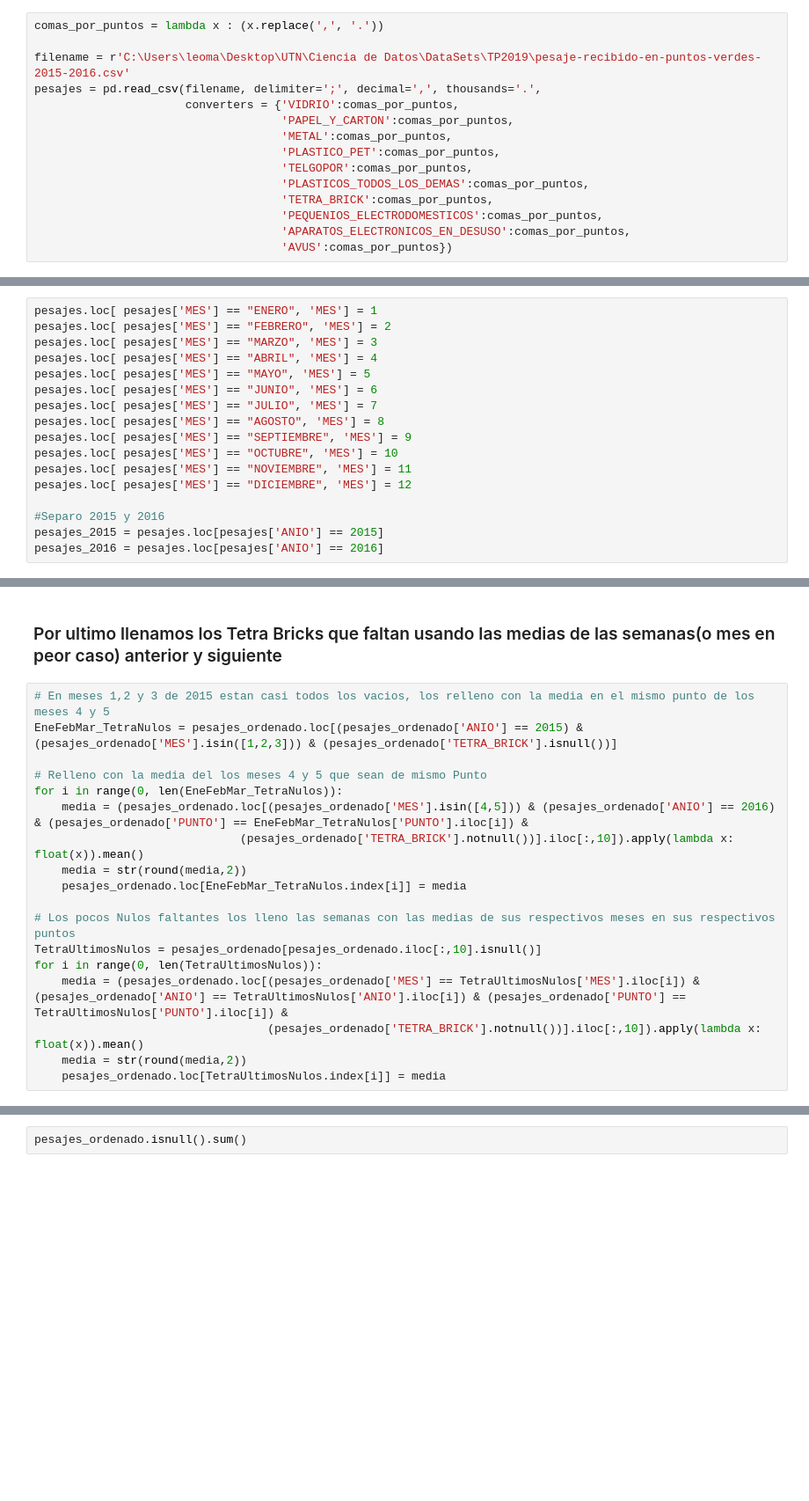
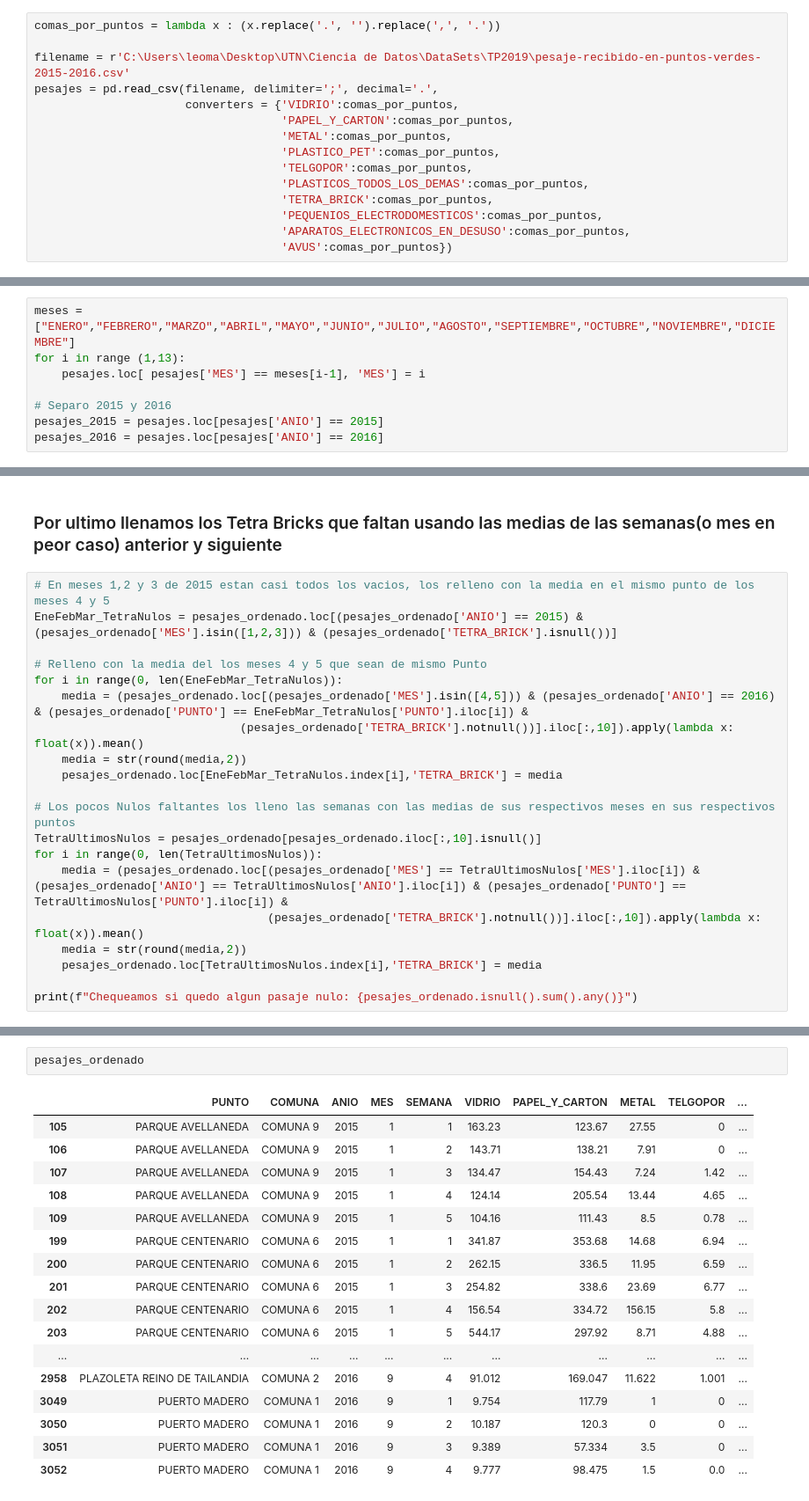
Before and after one commit to denisemartin28/reciclaje, a Jupyter notebook: TP2019.ipynb, the cells around one changed output, grey strips where cells are left out. Shown: that part at 88% size. Drawn from its saved outputs; the diff is of its cells as text; blank space fills up the shorter version.

```diff
--- a/TP2019.ipynb
+++ b/TP2019.ipynb
@@ -14,8 +14,8 @@ import seaborn as sns
 # %%
-comas_por_puntos = lambda x : (x.replace(',', '.'))
+comas_por_puntos = lambda x : (x.replace('.', '').replace(',', '.'))
 
 filename = r'C:\Users\leoma\Desktop\UTN\Ciencia de Datos\DataSets\TP2019\pesaje-recibido-en-puntos-verdes-2015-2016.csv'
-pesajes = pd.read_csv(filename, delimiter=';', decimal=',', thousands='.',
+pesajes = pd.read_csv(filename, delimiter=';', decimal='.',
                       converters = {'VIDRIO':comas_por_puntos,
                                     'PAPEL_Y_CARTON':comas_por_puntos,
                                     'METAL':comas_por_puntos,
@@ -73,20 +55,11 @@ Hay 32 puntos distintos distribuidos entre las comunas
-# %%
-pesajes.loc[ pesajes['MES'] == "ENERO", 'MES'] = 1
-pesajes.loc[ pesajes['MES'] == "FEBRERO", 'MES'] = 2
-pesajes.loc[ pesajes['MES'] == "MARZO", 'MES'] = 3
-pesajes.loc[ pesajes['MES'] == "ABRIL", 'MES'] = 4
-pesajes.loc[ pesajes['MES'] == "MAYO", 'MES'] = 5
-pesajes.loc[ pesajes['MES'] == "JUNIO", 'MES'] = 6
-pesajes.loc[ pesajes['MES'] == "JULIO", 'MES'] = 7
-pesajes.loc[ pesajes['MES'] == "AGOSTO", 'MES'] = 8
-pesajes.loc[ pesajes['MES'] == "SEPTIEMBRE", 'MES'] = 9
-pesajes.loc[ pesajes['MES'] == "OCTUBRE", 'MES'] = 10
-pesajes.loc[ pesajes['MES'] == "NOVIEMBRE", 'MES'] = 11
-pesajes.loc[ pesajes['MES'] == "DICIEMBRE", 'MES'] = 12
-
-#Separo 2015 y 2016
-pesajes_2015 = pesajes.loc[pesajes['ANIO'] == 2015]
-pesajes_2016 = pesajes.loc[pesajes['ANIO'] == 2016]
+# %%
+meses = ["ENERO","FEBRERO","MARZO","ABRIL","MAYO","JUNIO","JULIO","AGOSTO","SEPTIEMBRE","OCTUBRE","NOVIEMBRE","DICIEMBRE"]
+for i in range (1,13):
+    pesajes.loc[ pesajes['MES'] == meses[i-1], 'MES'] = i
+
+# Separo 2015 y 2016
+pesajes_2015 = pesajes.loc[pesajes['ANIO'] == 2015]
+pesajes_2016 = pesajes.loc[pesajes['ANIO'] == 2016]
 # %% [markdown]
 ### Vemos que porcenaje de datos faltantes hay por columna
 # %%
@@ -425,7 +333,7 @@ for i in range(0, len(EneFebMar_TetraNulos)):
     media = (pesajes_ordenado.loc[(pesajes_ordenado['MES'].isin([4,5])) & (pesajes_ordenado['ANIO'] == 2016) & (pesajes_ordenado['PUNTO'] == EneFebMar_TetraNulos['PUNTO'].iloc[i]) &
                               (pesajes_ordenado['TETRA_BRICK'].notnull())].iloc[:,10]).apply(lambda x: float(x)).mean()
     media = str(round(media,2))
-    pesajes_ordenado.loc[EneFebMar_TetraNulos.index[i]] = media
+    pesajes_ordenado.loc[EneFebMar_TetraNulos.index[i],'TETRA_BRICK'] = media
 
 # Los pocos Nulos faltantes los lleno las semanas con las medias de sus respectivos meses en sus respectivos puntos
 TetraUltimosNulos = pesajes_ordenado[pesajes_ordenado.iloc[:,10].isnull()]
@@ -433,4 +341,6 @@ for i in range(0, len(TetraUltimosNulos)):
     media = (pesajes_ordenado.loc[(pesajes_ordenado['MES'] == TetraUltimosNulos['MES'].iloc[i]) & (pesajes_ordenado['ANIO'] == TetraUltimosNulos['ANIO'].iloc[i]) & (pesajes_ordenado['PUNTO'] == TetraUltimosNulos['PUNTO'].iloc[i]) &
                                   (pesajes_ordenado['TETRA_BRICK'].notnull())].iloc[:,10]).apply(lambda x: float(x)).mean()
     media = str(round(media,2))
-    pesajes_ordenado.loc[TetraUltimosNulos.index[i]] = media
+    pesajes_ordenado.loc[TetraUltimosNulos.index[i],'TETRA_BRICK'] = media
+
+print(f"Chequeamos si quedo algun pasaje nulo: {pesajes_ordenado.isnull().sum().any()}")
@@ -437,3 +351,20 @@ for i in range(0, len(TetraUltimosNulos)):
 # %%
-pesajes_ordenado.isnull().sum()
+pesajes_ordenado
 # %% [output]
+|  | PUNTO | COMUNA | ANIO | MES | SEMANA | VIDRIO | PAPEL_Y_CARTON | METAL | TELGOPOR | ... |
+| 105 | PARQUE AVELLANEDA | COMUNA 9 | 2015 | 1 | 1 | 163.23 | 123.67 | 27.55 | 0 | ... |
+| 106 | PARQUE AVELLANEDA | COMUNA 9 | 2015 | 1 | 2 | 143.71 | 138.21 | 7.91 | 0 | ... |
+| 107 | PARQUE AVELLANEDA | COMUNA 9 | 2015 | 1 | 3 | 134.47 | 154.43 | 7.24 | 1.42 | ... |
+| 108 | PARQUE AVELLANEDA | COMUNA 9 | 2015 | 1 | 4 | 124.14 | 205.54 | 13.44 | 4.65 | ... |
+| 109 | PARQUE AVELLANEDA | COMUNA 9 | 2015 | 1 | 5 | 104.16 | 111.43 | 8.5 | 0.78 | ... |
+| 199 | PARQUE CENTENARIO | COMUNA 6 | 2015 | 1 | 1 | 341.87 | 353.68 | 14.68 | 6.94 | ... |
+| 200 | PARQUE CENTENARIO | COMUNA 6 | 2015 | 1 | 2 | 262.15 | 336.5 | 11.95 | 6.59 | ... |
+| 201 | PARQUE CENTENARIO | COMUNA 6 | 2015 | 1 | 3 | 254.82 | 338.6 | 23.69 | 6.77 | ... |
+| 202 | PARQUE CENTENARIO | COMUNA 6 | 2015 | 1 | 4 | 156.54 | 334.72 | 156.15 | 5.8 | ... |
+| 203 | PARQUE CENTENARIO | COMUNA 6 | 2015 | 1 | 5 | 544.17 | 297.92 | 8.71 | 4.88 | ... |
+| ... | ... | ... | ... | ... | ... | ... | ... | ... | ... | ... |
+| 2958 | PLAZOLETA REINO DE TAILANDIA | COMUNA 2 | 2016 | 9 | 4 | 91.012 | 169.047 | 11.622 | 1.001 | ... |
+| 3049 | PUERTO MADERO | COMUNA 1 | 2016 | 9 | 1 | 9.754 | 117.79 | 1 | 0 | ... |
+| 3050 | PUERTO MADERO | COMUNA 1 | 2016 | 9 | 2 | 10.187 | 120.3 | 0 | 0 | ... |
+| 3051 | PUERTO MADERO | COMUNA 1 | 2016 | 9 | 3 | 9.389 | 57.334 | 3.5 | 0 | ... |
+| 3052 | PUERTO MADERO | COMUNA 1 | 2016 | 9 | 4 | 9.777 | 98.475 | 1.5 | 0.0 | ... |
```
Also changed, not shown: parts of 16 cells of this notebook.
